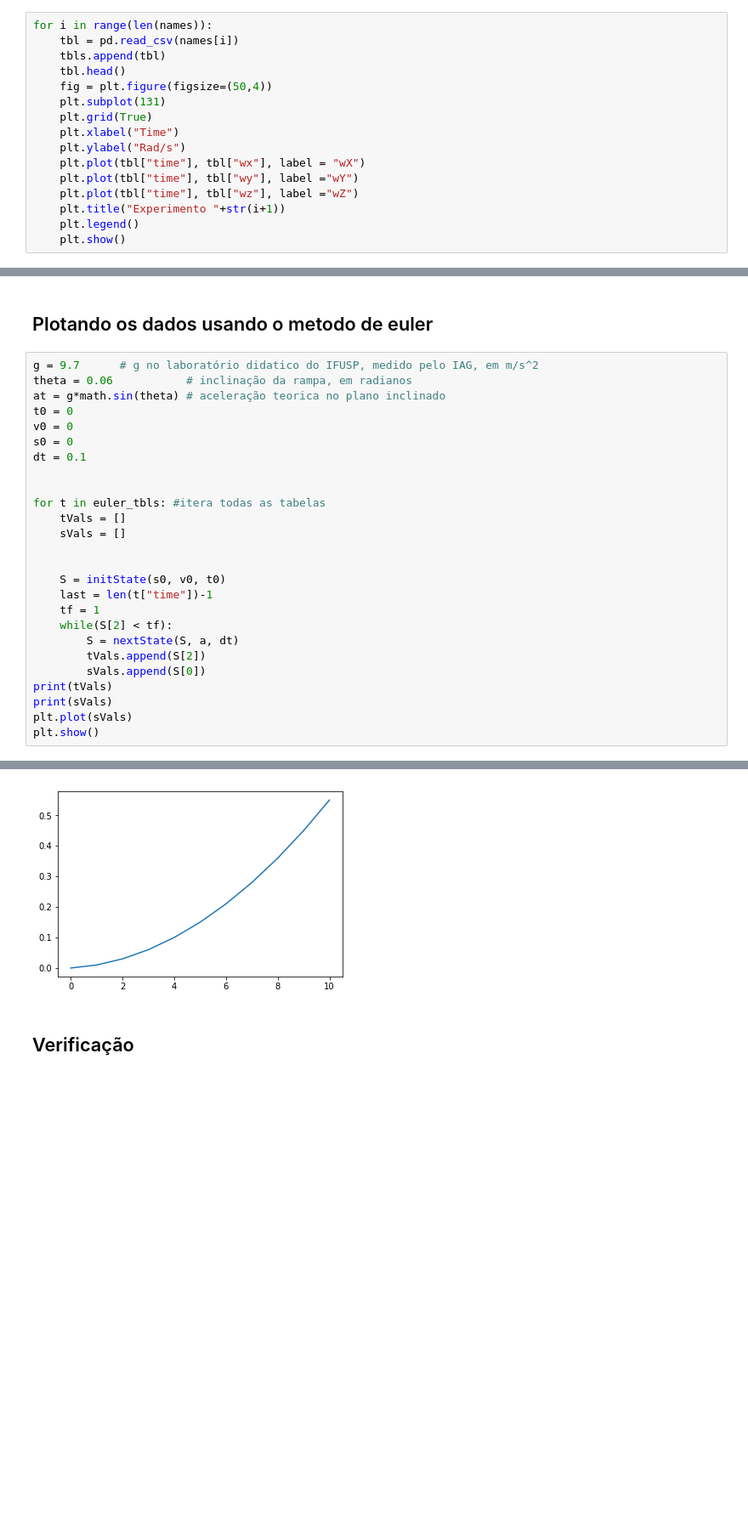
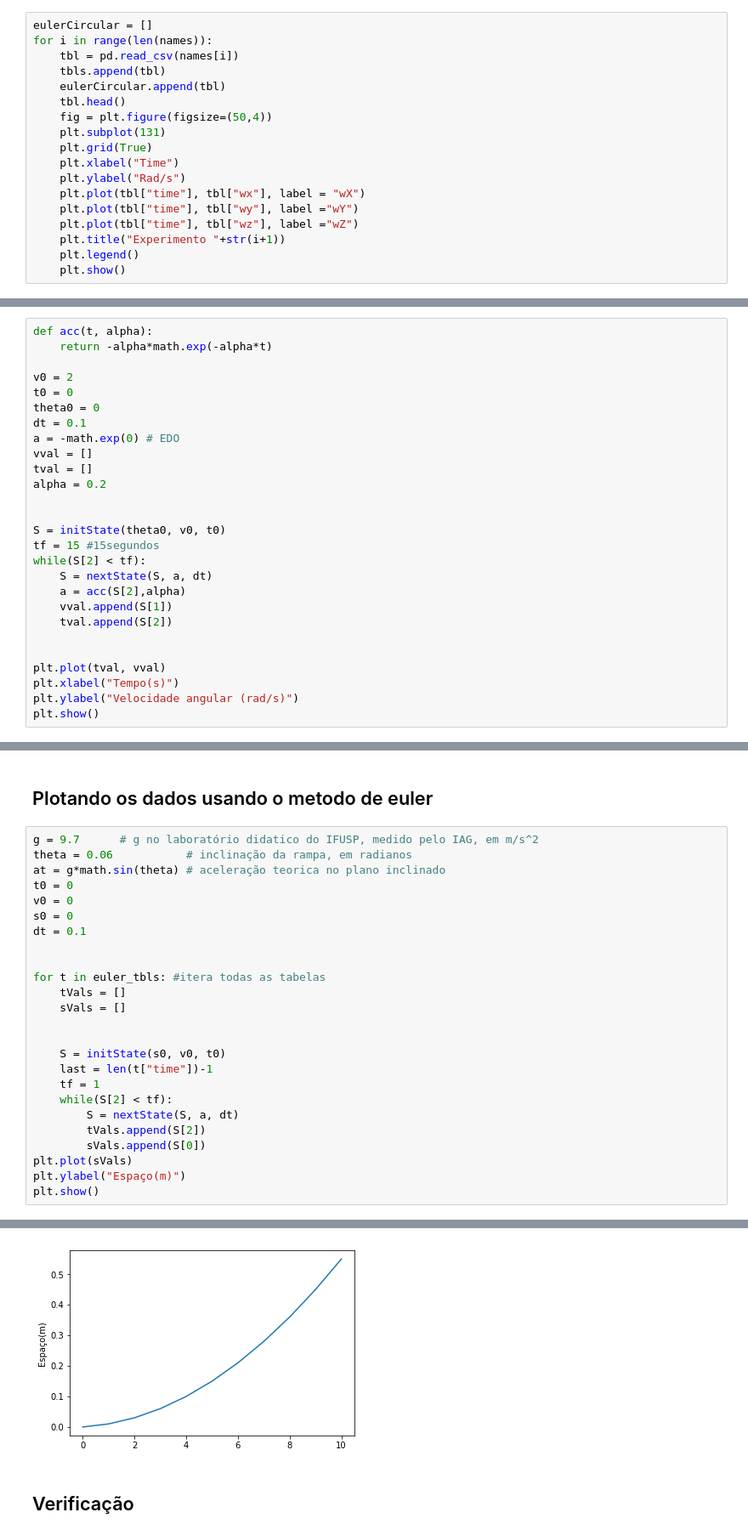
Before and after one commit to caiotda/MAC209, a Jupyter notebook: EP2/ep02.ipynb, the cells around one changed output, grey strips where cells are left out. Shown at 85% size. Cells and saved outputs as stored; diff of their text form; blank space fills up the shorter version.

Commit message:
HABEMUS EULER PRA MOVIMENTO CIRCULAR

```diff
--- a/EP2/ep02.ipynb
+++ b/EP2/ep02.ipynb
@@ -193,9 +193,11 @@ for file in glob.glob("circular/*.csv"):   #armazena o titulo de cada arquivo em
 
 names.sort()
 # %%
+eulerCircular = []
 for i in range(len(names)):
     tbl = pd.read_csv(names[i])
     tbls.append(tbl)
+    eulerCircular.append(tbl)
     tbl.head()
     fig = plt.figure(figsize=(50,4))
     plt.subplot(131)
@@ -266,0 +271,27 @@ plt.show()
+# %%
+def acc(t, alpha):
+    return -alpha*math.exp(-alpha*t)
+
+v0 = 2
+t0 = 0
+theta0 = 0
+dt = 0.1
+a = -math.exp(0) # EDO
+vval = []
+tval = []
+alpha = 0.2
+
+
+S = initState(theta0, v0, t0)
+tf = 15 #15segundos
+while(S[2] < tf):
+    S = nextState(S, a, dt)
+    a = acc(S[2],alpha)
+    vval.append(S[1])
+    tval.append(S[2])
+
+
+plt.plot(tval, vval)
+plt.xlabel("Tempo(s)")
+plt.ylabel("Velocidade angular (rad/s)")
+plt.show()
@@ -374,8 +407,7 @@ for t in euler_tbls: #itera todas as tabelas
         S = nextState(S, a, dt)
         tVals.append(S[2])
         sVals.append(S[0])
-print(tVals)
-print(sVals)
 plt.plot(sVals)
+plt.ylabel("Espaço(m)")
 plt.show()
 # %% [output]
@@ -384,4 +414,4 @@ plt.show()
-[figure, old version]
+[figure, new version]
 # %% [markdown]
 ## Verificação
 # %% [markdown]
```
Also changed, not shown: parts of 3 cells of this notebook.
